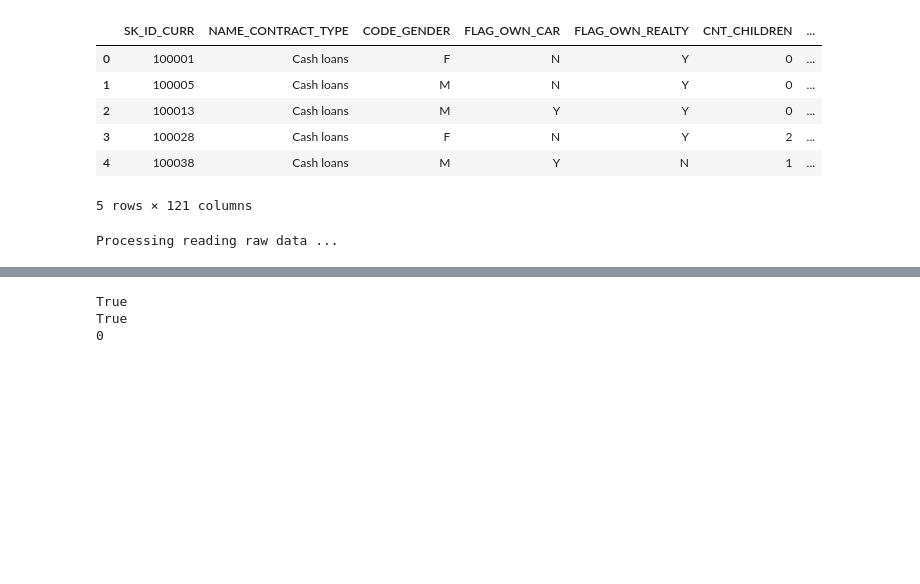
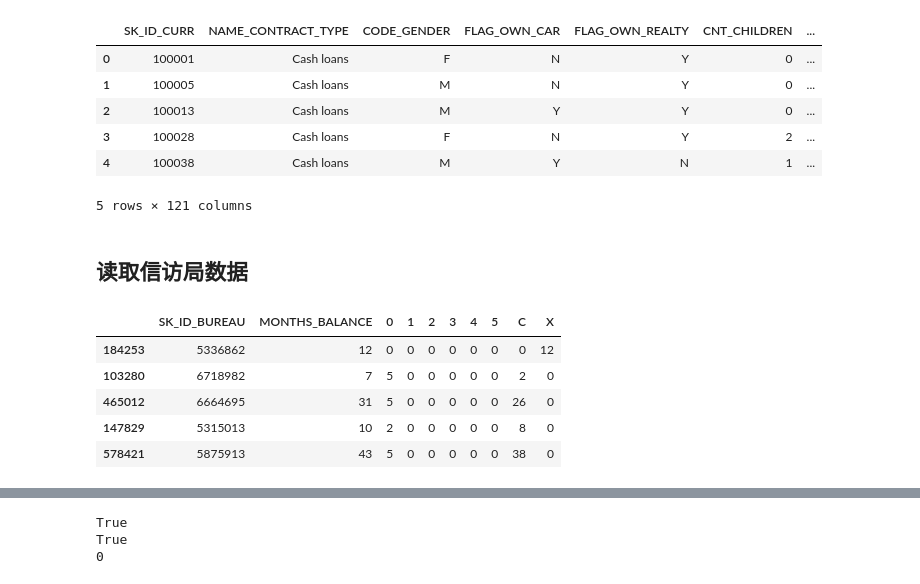
Before and after one commit to youess/credit_risk, a Jupyter notebook: eda/EDA_HOME_credit_Analysis.ipynb, the cells around one changed output, grey strips where cells are left out. Cells and saved outputs as stored; diff of their text form; code cells hidden in the pictures; blank space fills up the shorter version.

```diff
--- a/eda/EDA_HOME_credit_Analysis.ipynb
+++ b/eda/EDA_HOME_credit_Analysis.ipynb
@@ -67,9 +153,9 @@ Processing reading raw data ...
 | 3 | 100028 | Cash loans | F | N | Y | 2 | ... |
 | 4 | 100038 | Cash loans | M | Y | N | 1 | ... |
 5 rows × 121 columns
+# %% [markdown]
+## 读取信访局数据
 # %%
-
-
 	# bu tag
 	bureau_file = op.join(data_dir, 'bureau.csv.zip')
 	bureau = cache_read(bureau_file)
@@ -77,38 +163,27 @@ Processing reading raw data ...
 	# bub tag
 	bureau_balance_file = op.join(data_dir, 'bureau_balance.csv.zip')
 	bureau_balance = cache_read(bureau_balance_file)
-
-	# ccb tag
-	credit_card_balance_file = op.join(data_dir, 'credit_card_balance.csv.zip')
-	credit_card_balance = cache_read(credit_card_balance_file)
-
-	# itp tag
-	installments_payments_file = op.join(data_dir, 'installments_payments.csv.zip')
-	installments_payments = cache_read(installments_payments_file)
-
-	# pcb tag
-	pos_cash_balance_file = op.join(data_dir, 'POS_CASH_balance.csv.zip')
-	pos_cash_balance = cache_read(pos_cash_balance_file)
-
-	# pa tag
-	previous_application_file = op.join(data_dir, 'previous_application.csv.zip')
-	previous_app = cache_read(previous_application_file)
-# %% [output]
-Processing reading raw data ...
 # %%
 # bureau_balance[bureau_balance['SK_ID_BUREAU'] == 5715448]
 
 # df = bureau_balance.groupby(['SK_ID_BUREAU'])['MONTHS_BALANCE'].count().sort_values()
 # df
 # bureau_balance[bureau_balance['SK_ID_BUREAU'] == 6052856]
 
 # 信用局中对每次记录的历史，包括贷款记录等，我们可以统计每笔贷款的月长以及状态的数量
 df1 = bureau_balance.groupby(['SK_ID_BUREAU'])['MONTHS_BALANCE'].count().sort_values().reset_index()
 df2 = bureau_balance.groupby(['SK_ID_BUREAU', 'STATUS'])['STATUS'].count()
 df2 = df2.unstack('STATUS').fillna(0).astype('uint16')
 del df2.columns.name
 df2 = df2.reset_index()
 df = pd.merge(df1, df2, how='left', on=['SK_ID_BUREAU'])
-df.head()
+df.sample(5)
+# %% [output]
+|  | SK_ID_BUREAU | MONTHS_BALANCE | 0 | 1 | 2 | 3 | 4 | 5 | C | X |
+| 184253 | 5336862 | 12 | 0 | 0 | 0 | 0 | 0 | 0 | 0 | 12 |
+| 103280 | 6718982 | 7 | 5 | 0 | 0 | 0 | 0 | 0 | 2 | 0 |
+| 465012 | 6664695 | 31 | 5 | 0 | 0 | 0 | 0 | 0 | 26 | 0 |
+| 147829 | 5315013 | 10 | 2 | 0 | 0 | 0 | 0 | 0 | 8 | 0 |
+| 578421 | 5875913 | 43 | 5 | 0 | 0 | 0 | 0 | 0 | 38 | 0 |
 # %%
 bureau2 = pd.merge(bureau, df, how='left', on=['SK_ID_BUREAU'])
```
Also changed, not shown: parts of 46 cells of this notebook, 5 other files.
